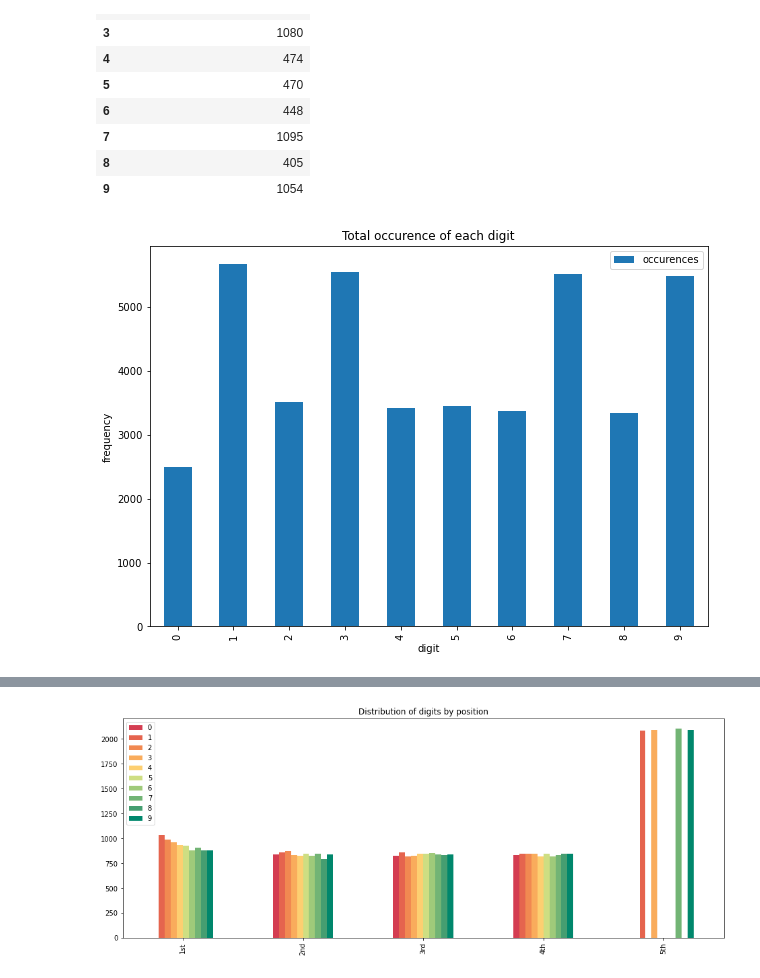
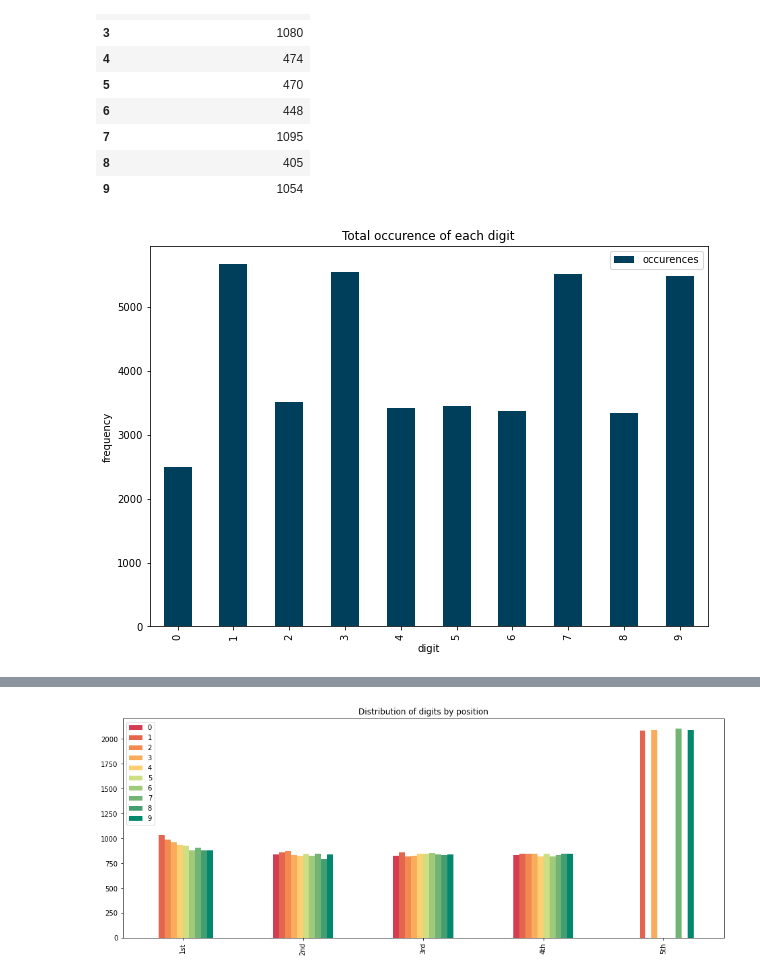
Before and after one commit to amuritna/wordle-genre-tools, a Jupyter notebook: primel/digit-distribution-visualization.ipynb, the cells around one changed output, grey strips where cells are left out. Drawn from its saved outputs; the diff is of its cells as text; code cells hidden in the pictures.

```diff
--- a/primel/digit-distribution-visualization.ipynb
+++ b/primel/digit-distribution-visualization.ipynb
@@ -76,16 +76,17 @@ Total occurence of each digit as a repeating digit:
 # %%
 df1.plot(
     use_index = True,
     kind = "bar",
     figsize = (10,7),
     title = "Total occurence of each digit",
     xlabel = "digit",
-    ylabel = "frequency"
+    ylabel = "frequency",
+    color = ["#003f5c"]
 )
 
 plt.show()
 # %% [output]
-[figure, old version]
+[figure, new version]
 # %%
 df3.plot(
     use_index = True,
```
Also changed, not shown: parts of 2 cells of this notebook, 1 other file.
